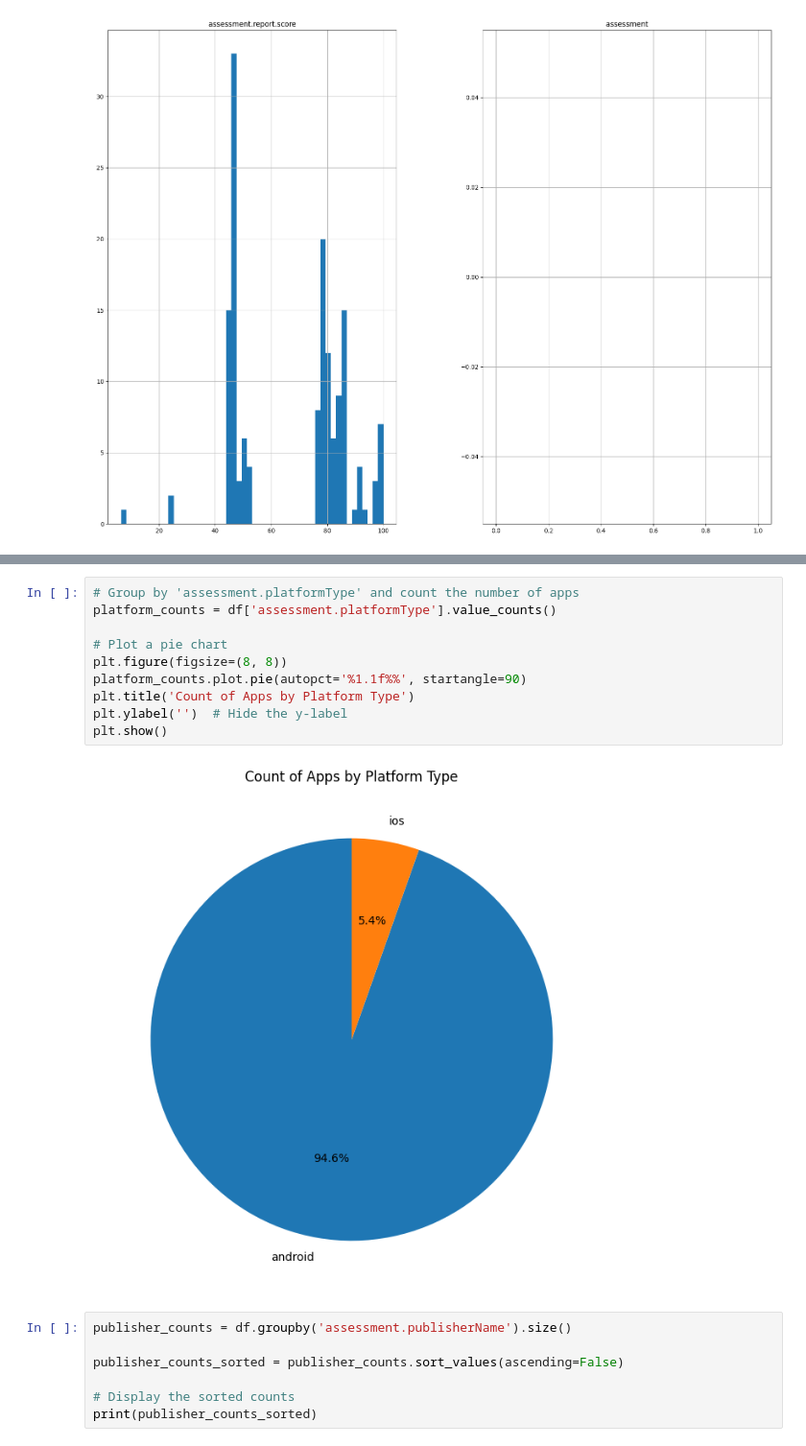
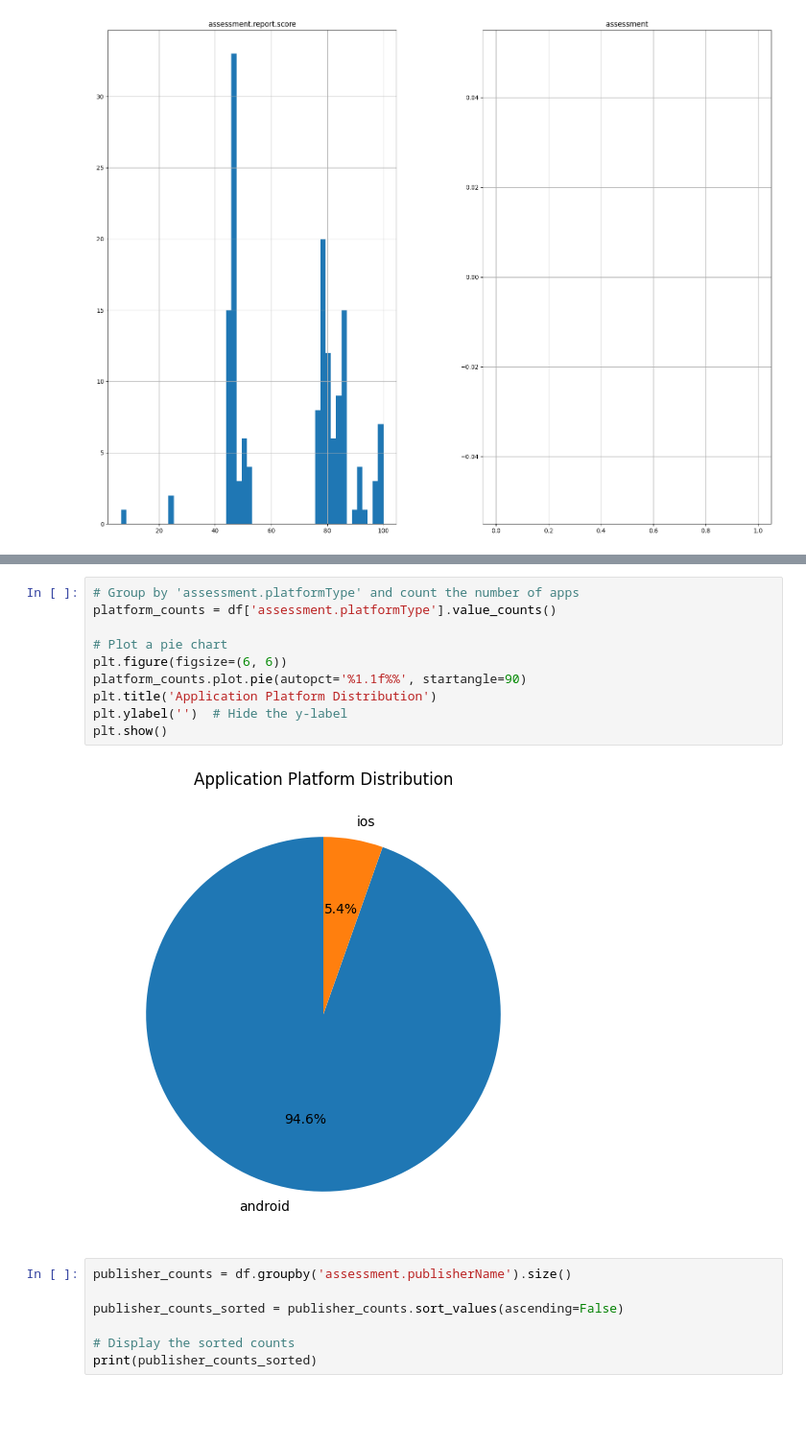
Before and after one commit to zslari/NowSecure-Risky-Apps-Analysis, a Jupyter notebook: NowSecure Risky Apps.ipynb, the cells around one changed output, grey strips where cells are left out. Shown: that part at 96% size. Cells and saved outputs as stored; diff of their text form; blank space fills up the shorter version.

```diff
--- a/NowSecure Risky Apps.ipynb
+++ b/NowSecure Risky Apps.ipynb
@@ -130,15 +141,15 @@ plt.show()
 # %%
 # Group by 'assessment.platformType' and count the number of apps
 platform_counts = df['assessment.platformType'].value_counts()
 
 # Plot a pie chart
-plt.figure(figsize=(8, 8))
+plt.figure(figsize=(6, 6))
 platform_counts.plot.pie(autopct='%1.1f%%', startangle=90)
-plt.title('Count of Apps by Platform Type')
+plt.title('Application Platform Distribution')
 plt.ylabel('')  # Hide the y-label
 plt.show()
 # %% [output]
-[figure, old version]
+[figure, new version]
 # %%
 publisher_counts = df.groupby('assessment.publisherName').size()
 
```
Also changed, not shown: parts of 10 cells of this notebook.
